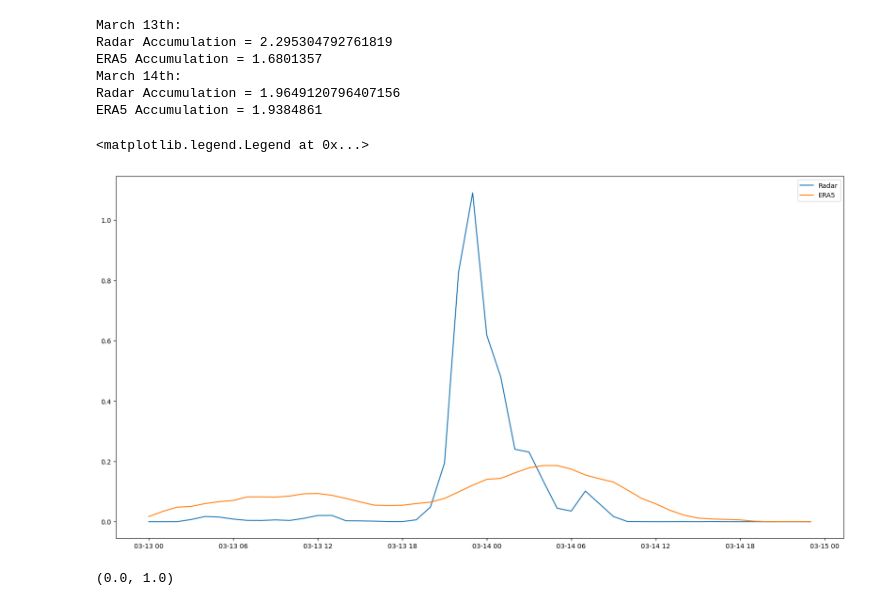
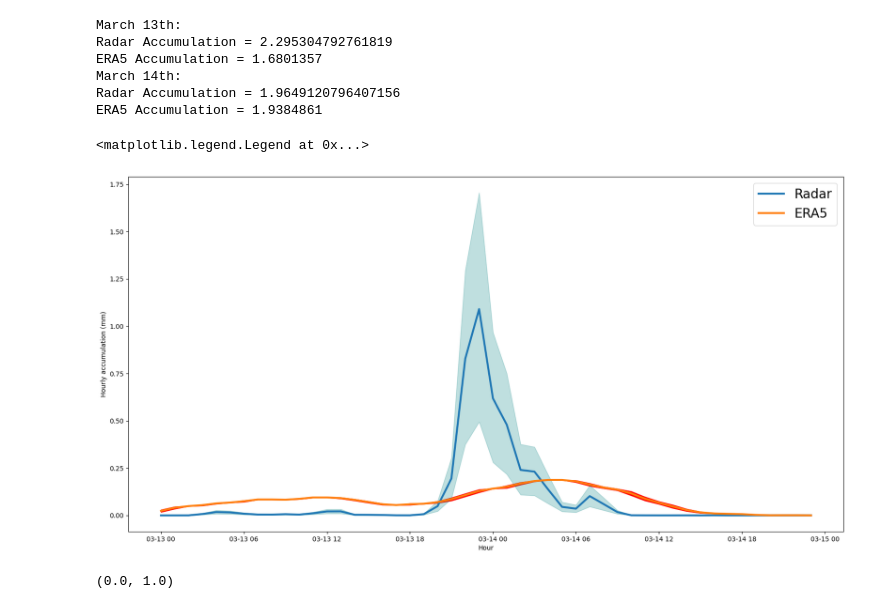
Before and after one commit to Troll-Observing-Network/neumayer-snowfall, a Jupyter notebook: TrollMarchAccum.ipynb, the cells around one changed output. Drawn from its saved outputs; the diff is of its cells as text; code cells hidden in the pictures.

Commit message:
lots of plots

```diff
--- a/TrollMarchAccum.ipynb
+++ b/TrollMarchAccum.ipynb
@@ -430,9 +524,13 @@ ERA5 Accumulation = 1.9384861
 # %%
 x_time = np.array([start_time + timedelta(hours=i) for i in range(48)])
 plt.figure(figsize=(20, 10))
-plt.plot(x_time, hourly_accum_array, label='Radar')
-plt.plot(x_time, marchMinMod, label='ERA5')
-plt.legend()
+plt.plot(x_time, hourly_accum_array, label='Radar', linewidth=3)
+plt.plot(x_time, (marchMinMod+marchMaxMod)/2, label='ERA5', linewidth=3)
+plt.fill_between(x_time, marchMinMod, marchMaxMod, color='red')
+plt.fill_between(x_time, hourly_accum_array_upper, hourly_accum_array_lower, color='teal', alpha=0.25)
+plt.ylabel("Hourly accumulation (mm)")
+plt.xlabel("Hour")
+plt.legend(fontsize=20)
 # %% [output]
 <matplotlib.legend.Legend at 0x...>
-[figure, old version]
+[figure, new version]
```
Also changed, not shown: parts of 20 cells of this notebook, 6 other files.
